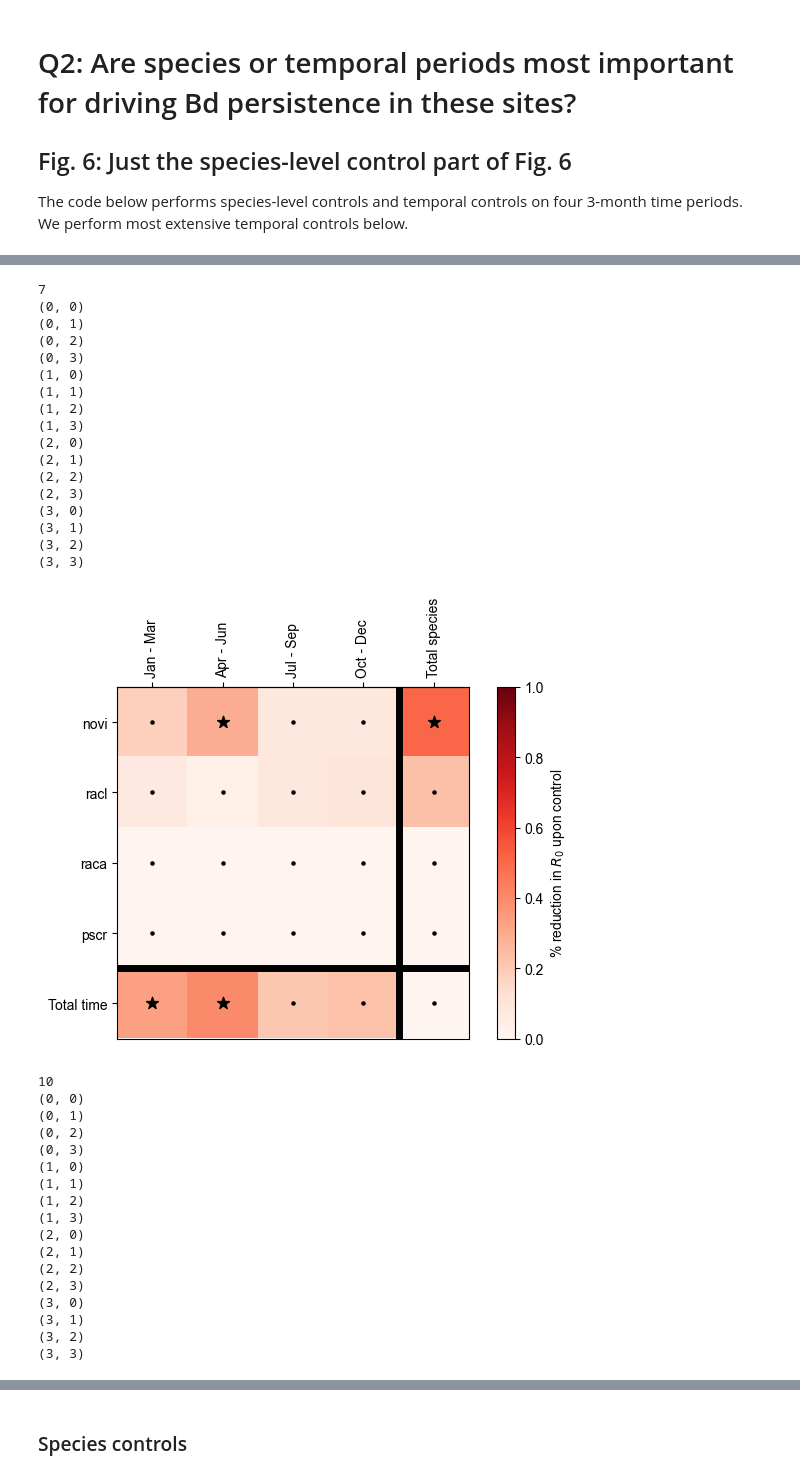
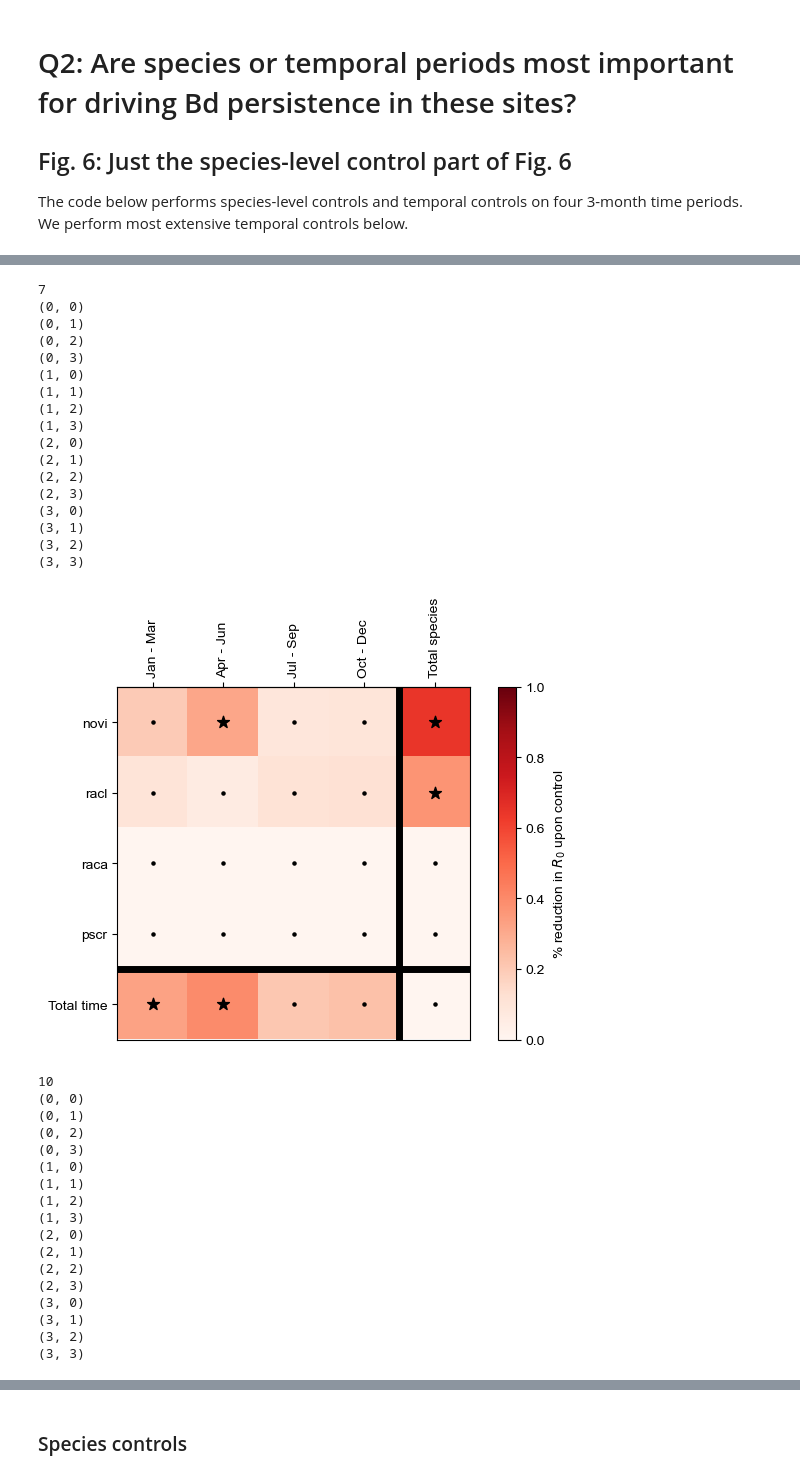
Before and after one commit to mqwilber/seasonal_multihost_model, a Jupyter notebook: code/manuscript_plots.ipynb, the cells around one changed output, grey strips where cells are left out. Saved outputs shown, nothing was run; the diff lists cells and outputs as text; code cells hidden in the pictures.

```diff
--- a/code/manuscript_plots.ipynb
+++ b/code/manuscript_plots.ipynb
@@ -497,7 +547,7 @@ constant_prev = False
 surface_area = True
 
 # Vary omega
-omega_vals = [0.5] #[1.0, 0.25, 0.1]
+omega_vals = [1.0] #[1.0, 0.5, 0.25, 0.1]
 
 for h, omega in enumerate(omega_vals):
 
@@ -612,21 +662,21 @@ for h, omega in enumerate(omega_vals):
 7
 (0, 0)
 (0, 1)
 (0, 2)
 (0, 3)
 (1, 0)
 (1, 1)
 (1, 2)
 (1, 3)
 (2, 0)
 (2, 1)
 (2, 2)
 (2, 3)
 (3, 0)
 (3, 1)
 (3, 2)
 (3, 3)
-[figure, old version]
+[figure, new version]
 10
 (0, 0)
 (0, 1)
```
Also changed, not shown: parts of 21 cells of this notebook, 1 other file.
